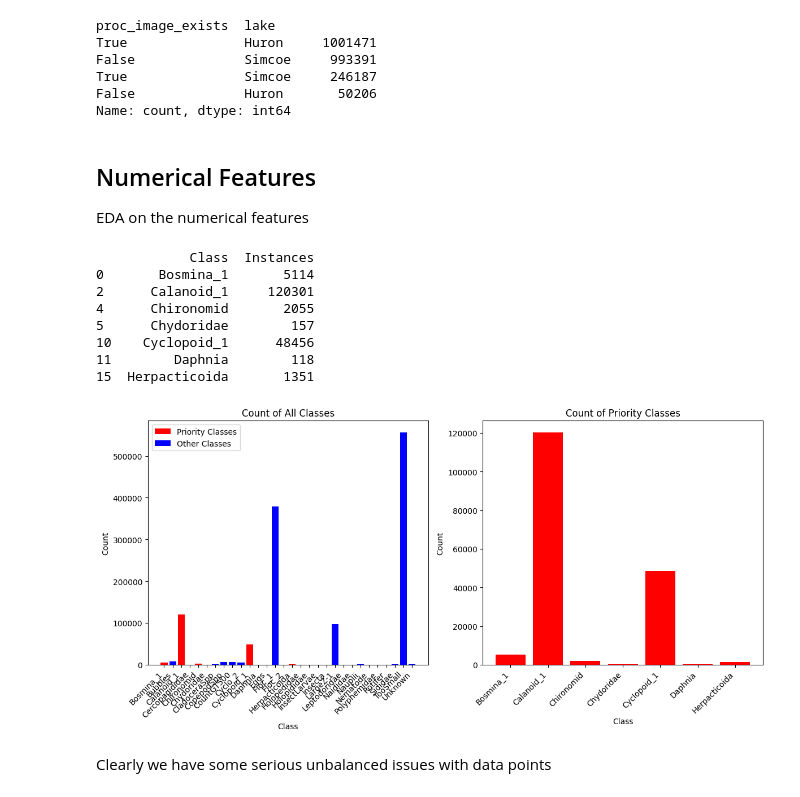
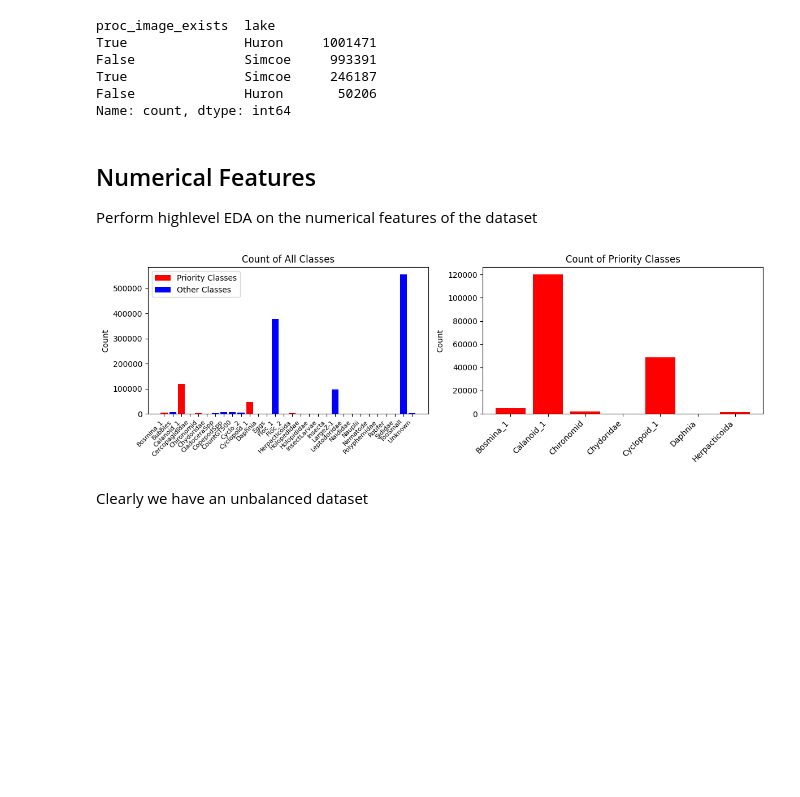
Before and after one commit to Marcus-U/STA2453-Zooplankton, a Jupyter notebook: EDA_v2.ipynb, the cells around one changed output. Drawn from its saved outputs; the diff is of its cells as text; code cells hidden in the pictures; blank space fills up the shorter version.

```diff
--- a/EDA_v2.ipynb
+++ b/EDA_v2.ipynb
@@ -36,47 +45,41 @@ filtered_df = master_df[master_df['proc_image_exists'] == True]
 # %% [markdown]
 ## Numerical Features
-EDA on the numerical features
+Perform highlevel EDA on the numerical features of the dataset
 # %%
 # Define priority classes and colors
+priority_classes = ['Calanoid_1', 'Cyclopoid_1', 'Bosmina_1', 'Herpacticoida', 'Chydoridae', 'Chironomid', 'Daphnia']
+
+priority_df = filtered_df[filtered_df['Class'].isin(priority_classes)]
 all_classes = filtered_df.groupby('Class', as_index = False).aggregate(Instances = ('Class.Particle.ID','count'))
-priority_classes = ['Calanoid_1', 'Cyclopoid_1', 'Bosmina_1', 'Herpacticoida', 'Chydoridae', 'Chironomid', 'Daphnia']
+
 colors = ['red' if c in priority_classes else 'blue' for c in all_classes['Class']]
 
 
 # Build Figure
-plt.figure(figsize=(12,6))
+plt.figure(figsize=(12,4))
 # First subplot - all classes
 plt.subplot(1,2,1)
 plt.bar(all_classes['Class'], all_classes['Instances'], color=colors)
 plt.xticks(rotation=45, ha='right')
 plt.title('Count of All Classes')
-plt.xlabel('Class')
 plt.ylabel('Count')
 priority_patch = plt.Rectangle((0,0), 1, 1, fc='red', label='Priority Classes')
 other_patch = plt.Rectangle((0,0), 1, 1, fc='blue', label='Other Classes')
 plt.legend(handles=[priority_patch, other_patch])
+plt.tick_params(axis='x', labelsize=8)
 plt.tight_layout()
 
 # Second subplot - priority classes only
 plt.subplot(1,2,2)
-priority_df = all_classes[all_classes['Class'].isin(priority_classes)]
-plt.bar(priority_df['Class'], priority_df['Instances'], color='red')
+priority_hist = all_classes[all_classes['Class'].isin(priority_classes)]
+plt.bar(priority_hist['Class'], priority_hist['Instances'], color='red')
 plt.xticks(rotation=45, ha='right')
 plt.title('Count of Priority Classes')
-plt.xlabel('Class')
 plt.ylabel('Count')
 plt.tight_layout()
 
 plt.show()
 # %% [output]
-            Class  Instances
-0       Bosmina_1       5114
-2      Calanoid_1     120301
-4      Chironomid       2055
-5      Chydoridae        157
-10    Cyclopoid_1      48456
-11        Daphnia        118
-15  Herpacticoida       1351
-[figure, old version]
+[figure, new version]
 # %% [markdown]
-Clearly we have some serious unbalanced issues with data points
+Clearly we have an unbalanced dataset
```
Also changed, not shown: parts of 22 cells of this notebook.
